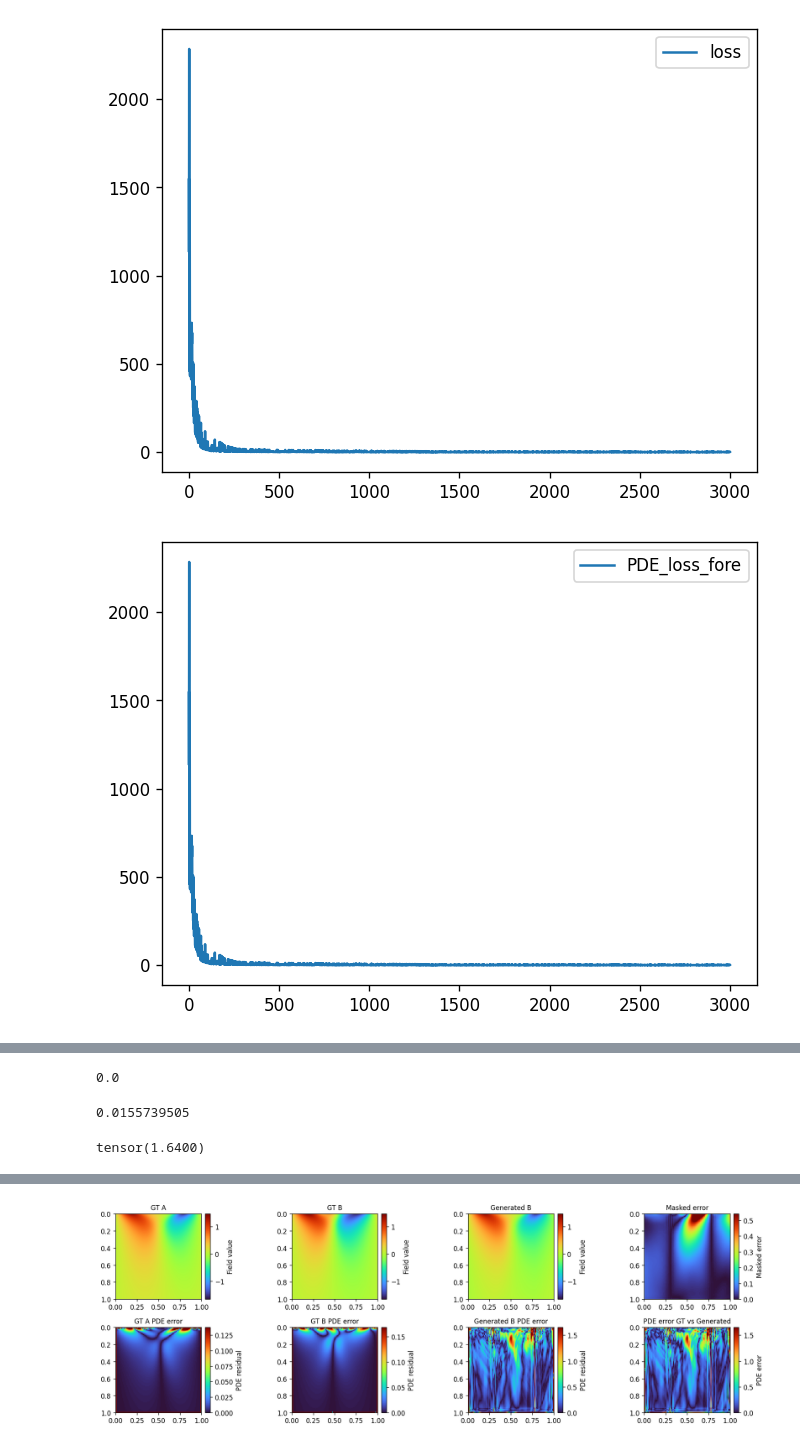
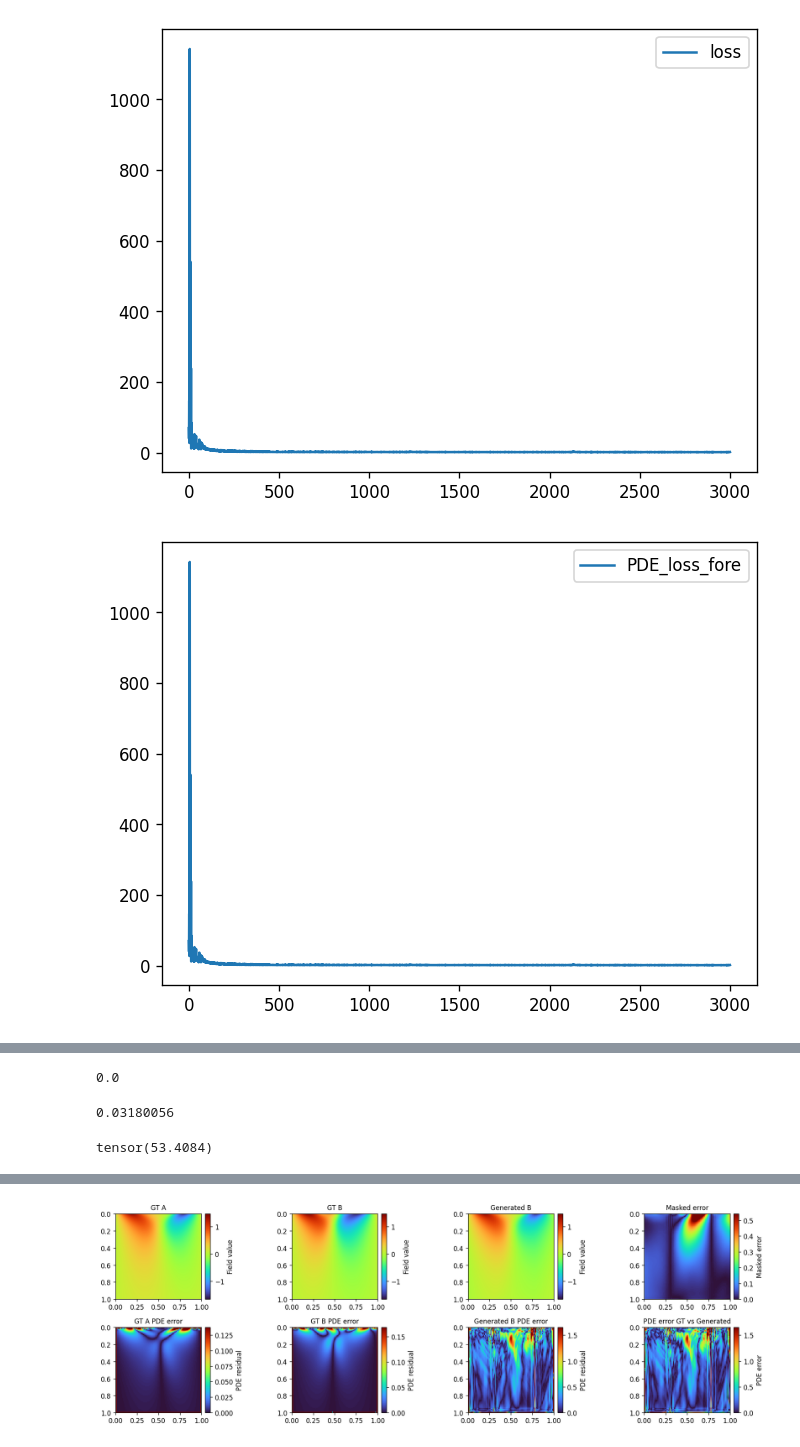
Before and after one commit to DohyunBu/PICSB, a Jupyter notebook: train.ipynb, the cells around one changed output, grey strips where cells are left out. Saved outputs shown, nothing was run; the diff lists cells and outputs as text; code cells hidden in the pictures.

```diff
--- a/train.ipynb
+++ b/train.ipynb
@@ -24,7 +24,7 @@ torch.backends.cudnn.deterministic = True
 torch.backends.cudnn.benchmark = False
 # %%
 high_resol_coef = 0.01
-low_resol_coef = 0.07
+low_resol_coef = 0.1
 
 data1 = generate_dataset(
     n_samples=1,
@@ -46,7 +46,7 @@ data2 = generate_dataset(
     T=1.0,
     L=1.0,
     grf_type="periodic",
-    n_sensors=2,
+    n_sensors=13,
     fixed_sensors=True,
     seed=20,
 )
@@ -97,7 +97,8 @@ eps_test = 0.01
 sb_object = model.sb_muti_model([WA, WB],[0,1],N_train=3000, base_lr=1e-4,
                               steps=steps,eps_train=eps_train,eps_test=eps_test,patience=500,B=WA_scaled.shape[0],lambda_=1e-3,clamp=False,save=True, mask_list=mask_list)
 # %%
-sb_object.train(low_resol_coef)
+for i in range(5):
+    sb_object.train(low_resol_coef)
 # %% [output]
-[figure, old version]
+[figure, new version]
-[figure, old version]
+[figure, new version]
@@ -117,11 +126,11 @@ predict = stitch_windows(predict, starts, win_T=128, Nx=128, stride=128)
 # %%
 (np.abs(data2['U_full'].squeeze(0).squeeze(0) - predict.detach().cpu().numpy())**2).mean()
 # %% [output]
-0.0155739505
+0.03180056
 # %%
 burgers_pde_mse_observed_pixel(predict.unsqueeze(0).unsqueeze(0), low_resol_coef, WB_mask)
 # %% [output]
-tensor(1.6400)
+tensor(53.4084)
 # %%
 burgers_pde_mse(predict.unsqueeze(0).unsqueeze(0), low_resol_coef)
 # %% [output]
```
Also changed, not shown: parts of 7 cells of this notebook, 3 other files.
